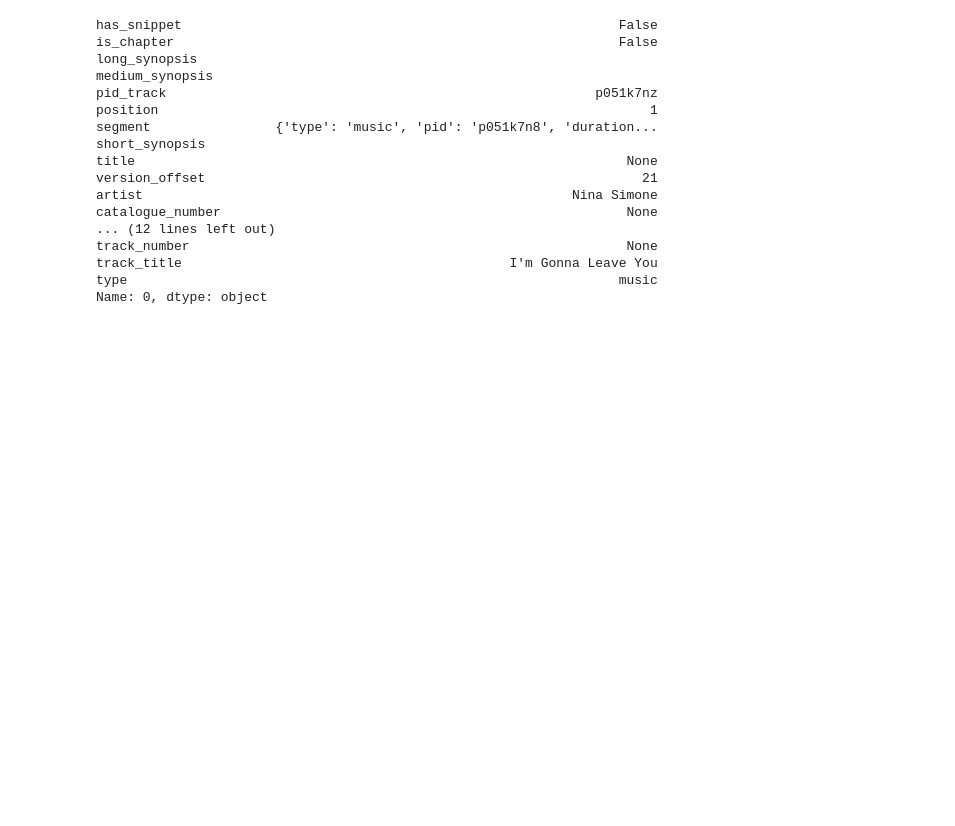
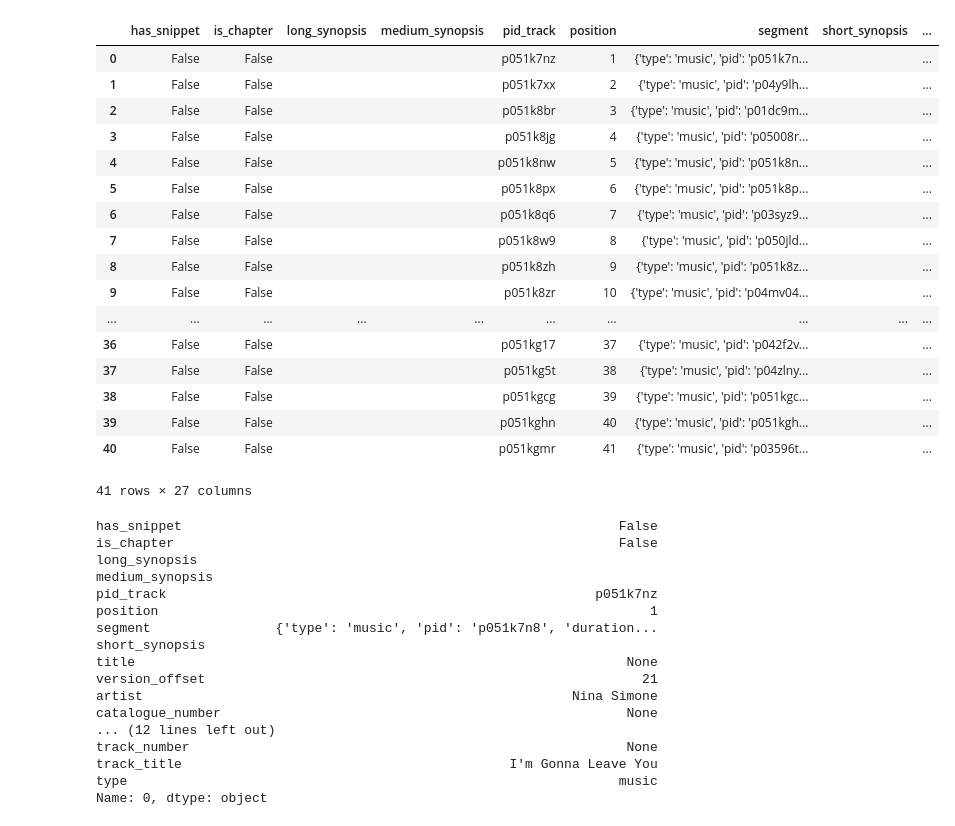
Before and after one commit to nicktids/shaped_by_radio, a Jupyter notebook: notebooks/Clifton-functions.ipynb, the cells around one changed output. Saved outputs shown, nothing was run; the diff lists cells and outputs as text; code cells hidden in the pictures; blank space fills up the shorter version.

```diff
--- a/notebooks/Clifton-functions.ipynb
+++ b/notebooks/Clifton-functions.ipynb
@@ -77,11 +77,11 @@ def get_shows_in_mth(broadcast_pid, year, mth,session=session,
     List
         0 : full show json
         1 : Dictionary, key episode pid : [episode_date, Broadcaster, show title]
-
+        3 : DataFrame of the Dictionary
 
     '''
     show_dic = {}
-    ep_in_mth_url = url + api_mth.format(pid=MAH,year=year,month=mth)
+    ep_in_mth_url = api_url + api_mth.format(pid=broadcast_pid,year=year,month=mth)
 #     print(ep_in_mth_url)
     show_json = session.get(ep_in_mth_url).json()
     shows = {}
@@ -94,18 +94,27 @@ def get_shows_in_mth(broadcast_pid, year, mth,session=session,
                       'duration' : x['programme']['duration'],
                       'station' : x['programme']['ownership']['service']['key']
                      }
-    return [show_json,shows]
+    return [show_json,shows,pd.DataFrame(shows).T]
 # %%
 def get_episode(episode_pid, session=session,
                api_url='http://clifton.api.bbci.co.uk',
                api_ep="/aps/programmes/{pid}.json",
                api_ep_tracks="/aps/programmes/{pid}/segments.json"
                ):
+    '''
+    Parameters
+    ----------
+    episode_pid : the shows underlying pid
 
+    Returns
+    ----------
+
+    List of []
+    '''
 
     ep_dic = {}
-    ep_url = url+api_ep.format(pid=episode_pid)
-    tracks_url = url+api_ep_tracks.format(pid=episode_pid)
+    ep_url = api_url + api_ep.format(pid=episode_pid)
+    tracks_url = api_url + api_ep_tracks.format(pid=episode_pid)
 #     print(ep_url)
     ep_json = session.get(ep_url).json()
     tracks_json = session.get(tracks_url).json()
@@ -113,7 +122,7 @@ def get_episode(episode_pid, session=session,
 
     episode = {}
 
-    x = ep[0]['programme']
+    x = ep_json['programme']
     episode['pid'] = x['pid']
     episode['short_synopsis'] = x['short_synopsis']
     episode['medium_synopsis'] = x['medium_synopsis']
@@ -126,0 +150,4 @@ sj = get_shows_in_mth(my_shape['MAH'],2017,4)
+# %%
+ep_pid = sj[2].iloc[0].name
+# %%
+ep = get_episode(ep_pid)
@@ -130,6 +177,27 @@ df_tr.rename(columns={'pid':"pid_track"},inplace=True)
 # df_tr_temp =pd.DataFrame(df_tr.segment.tolist())
 df_tr2  = pd.concat([df_tr,pd.DataFrame(df_tr.segment.tolist())],axis=1)
 # df_tr2  = pd.concat([df_tr2,pd.DataFrame(df_tr2.primary_contributor.tolist())],axis=1)
+# %%
+df_tr2
+# %% [output]
+|  | has_snippet | is_chapter | long_synopsis | medium_synopsis | pid_track | position | segment | short_synopsis | ... |
+| 0 | False | False |  |  | p051k7nz | 1 | {'type': 'music', 'pid': 'p051k7n... |  | ... |
+| 1 | False | False |  |  | p051k7xx | 2 | {'type': 'music', 'pid': 'p04y9lh... |  | ... |
+| 2 | False | False |  |  | p051k8br | 3 | {'type': 'music', 'pid': 'p01dc9m... |  | ... |
+| 3 | False | False |  |  | p051k8jg | 4 | {'type': 'music', 'pid': 'p05008r... |  | ... |
+| 4 | False | False |  |  | p051k8nw | 5 | {'type': 'music', 'pid': 'p051k8n... |  | ... |
+| 5 | False | False |  |  | p051k8px | 6 | {'type': 'music', 'pid': 'p051k8p... |  | ... |
+| 6 | False | False |  |  | p051k8q6 | 7 | {'type': 'music', 'pid': 'p03syz9... |  | ... |
+| 7 | False | False |  |  | p051k8w9 | 8 | {'type': 'music', 'pid': 'p050jld... |  | ... |
+| 8 | False | False |  |  | p051k8zh | 9 | {'type': 'music', 'pid': 'p051k8z... |  | ... |
+| 9 | False | False |  |  | p051k8zr | 10 | {'type': 'music', 'pid': 'p04mv04... |  | ... |
+| ... | ... | ... | ... | ... | ... | ... | ... | ... | ... |
+| 36 | False | False |  |  | p051kg17 | 37 | {'type': 'music', 'pid': 'p042f2v... |  | ... |
+| 37 | False | False |  |  | p051kg5t | 38 | {'type': 'music', 'pid': 'p04zlny... |  | ... |
+| 38 | False | False |  |  | p051kgcg | 39 | {'type': 'music', 'pid': 'p051kgc... |  | ... |
+| 39 | False | False |  |  | p051kghn | 40 | {'type': 'music', 'pid': 'p051kgh... |  | ... |
+| 40 | False | False |  |  | p051kgmr | 41 | {'type': 'music', 'pid': 'p03596t... |  | ... |
+41 rows × 27 columns
 # %%
 df_tr2.iloc[0].T
 # %% [output]
```
Also changed, not shown: parts of 3 cells of this notebook, 1 other file.
